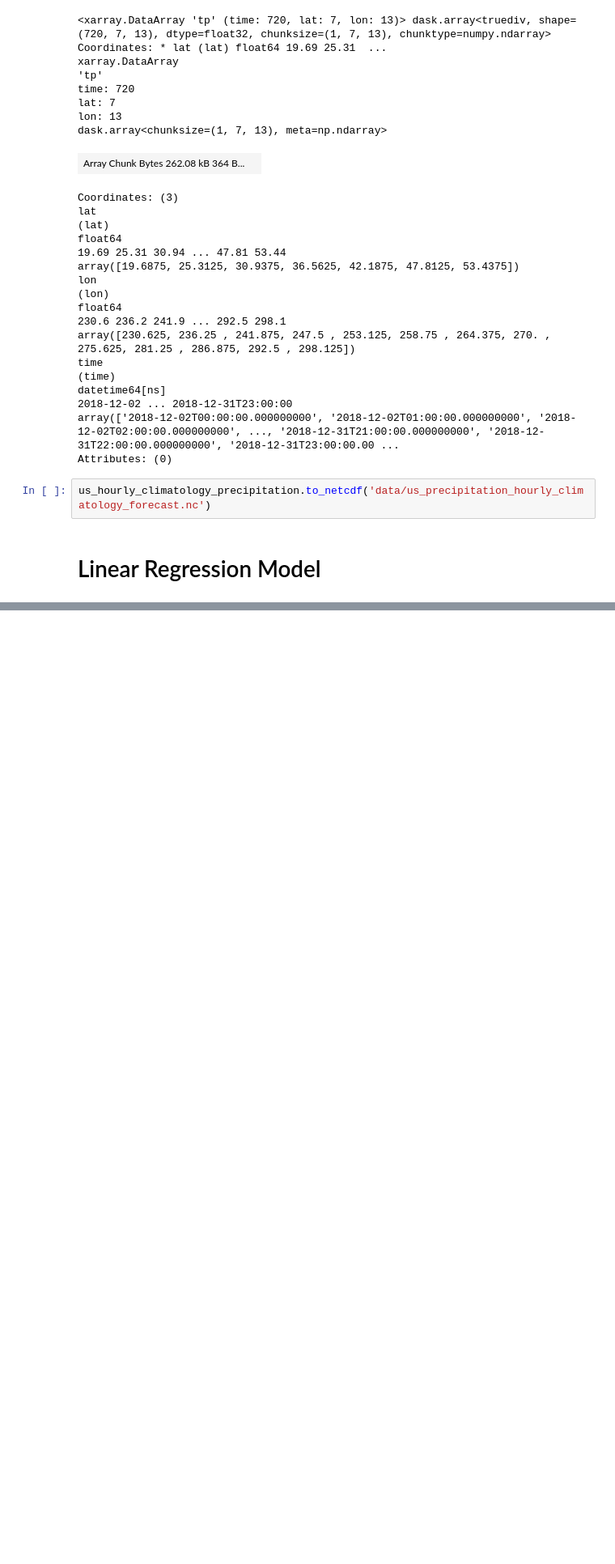
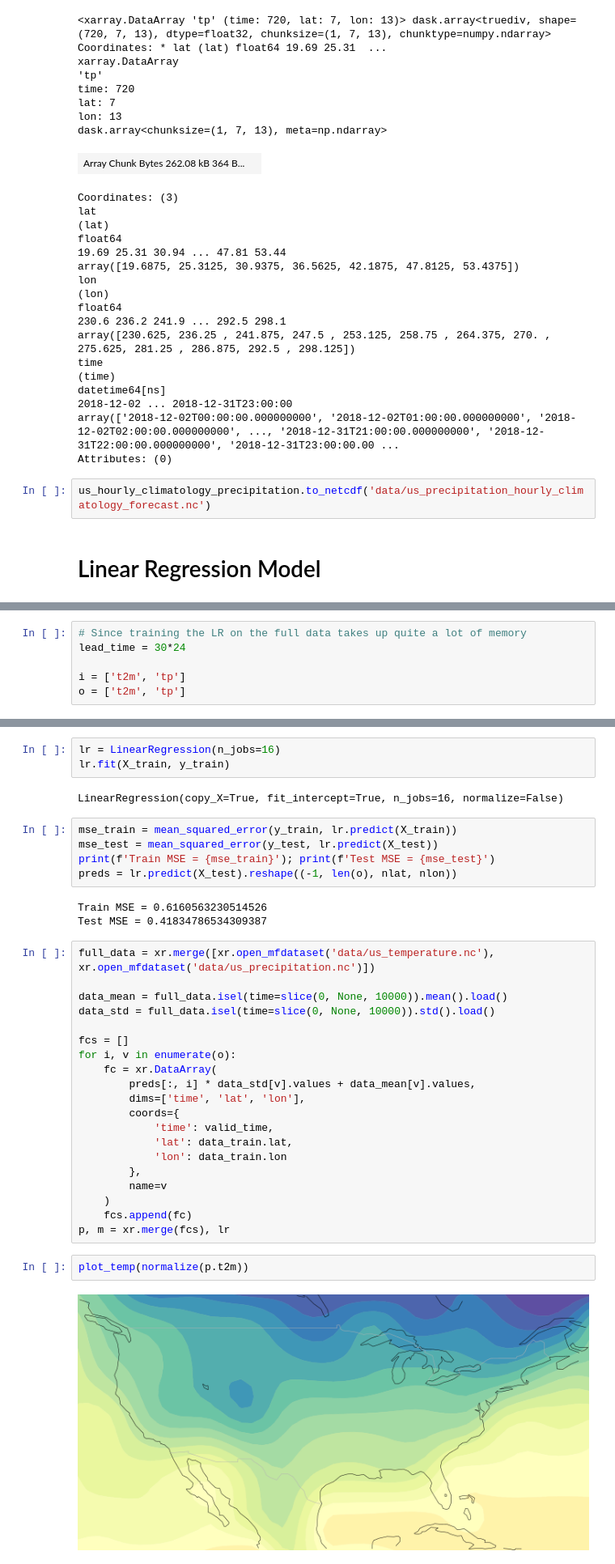
Before and after one commit to abadari3/CSE6242_Weather_Forecasting, a Jupyter notebook: CODE/notebooks/2-baselines.ipynb, the cells around one changed output, grey strips where cells are left out. Shown at 81% size. Saved outputs shown, nothing was run; the diff lists cells and outputs as text; blank space fills up the shorter version.

Commit message:
finished linear regression

```diff
--- a/CODE/notebooks/2-baselines.ipynb
+++ b/CODE/notebooks/2-baselines.ipynb
@@ -324,0 +336,6 @@ us_hourly_climatology_precipitation.to_netcdf('data/us_precipitation_hourly_clim
+# %%
+# Since training the LR on the full data takes up quite a lot of memory
+lead_time = 30*24
+
+i = ['t2m', 'tp']
+o = ['t2m', 'tp']
@@ -324,0 +358,37 @@ us_hourly_climatology_precipitation.to_netcdf('data/us_precipitation_hourly_clim
+# %%
+lr = LinearRegression(n_jobs=16)
+lr.fit(X_train, y_train)
+# %% [output]
+LinearRegression(copy_X=True, fit_intercept=True, n_jobs=16, normalize=False)
+# %%
+mse_train = mean_squared_error(y_train, lr.predict(X_train))
+mse_test = mean_squared_error(y_test, lr.predict(X_test))
+print(f'Train MSE = {mse_train}'); print(f'Test MSE = {mse_test}')
+preds = lr.predict(X_test).reshape((-1, len(o), nlat, nlon))
+# %% [output]
+Train MSE = 0.6160563230514526
+Test MSE = 0.41834786534309387
+# %%
+full_data = xr.merge([xr.open_mfdataset('data/us_temperature.nc'), xr.open_mfdataset('data/us_precipitation.nc')])
+
+data_mean = full_data.isel(time=slice(0, None, 10000)).mean().load()
+data_std = full_data.isel(time=slice(0, None, 10000)).std().load()
+
+fcs = []
+for i, v in enumerate(o):
+    fc = xr.DataArray(
+        preds[:, i] * data_std[v].values + data_mean[v].values,
+        dims=['time', 'lat', 'lon'],
+        coords={
+            'time': valid_time,
+            'lat': data_train.lat,
+            'lon': data_train.lon
+        },
+        name=v
+    )
+    fcs.append(fc)
+p, m = xr.merge(fcs), lr
+# %%
+plot_temp(normalize(p.t2m))
+# %% [output]
+[figure, added]
```
Also changed, not shown: parts of 19 cells of this notebook, 4 other files.
